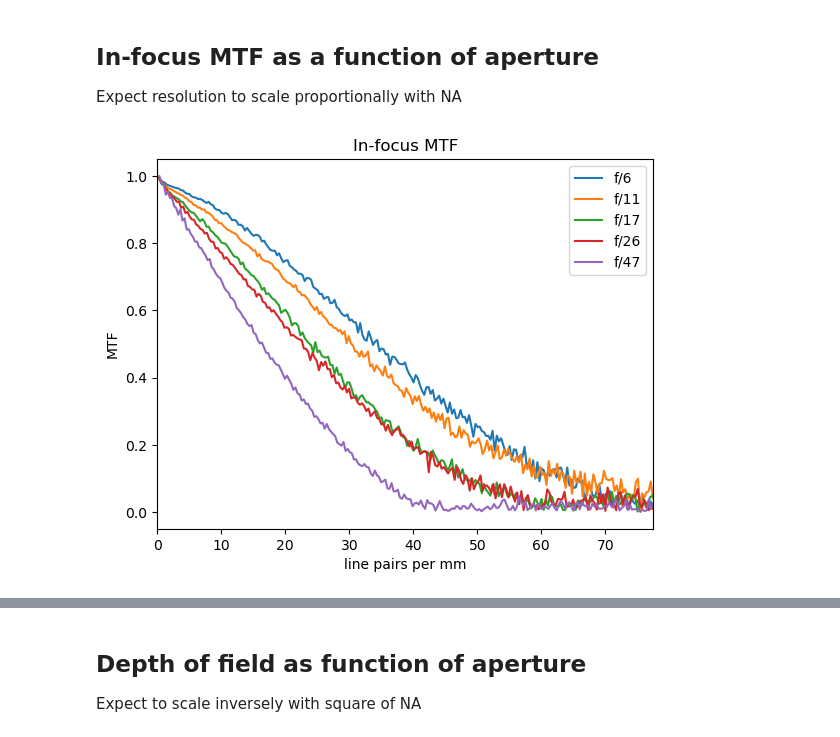
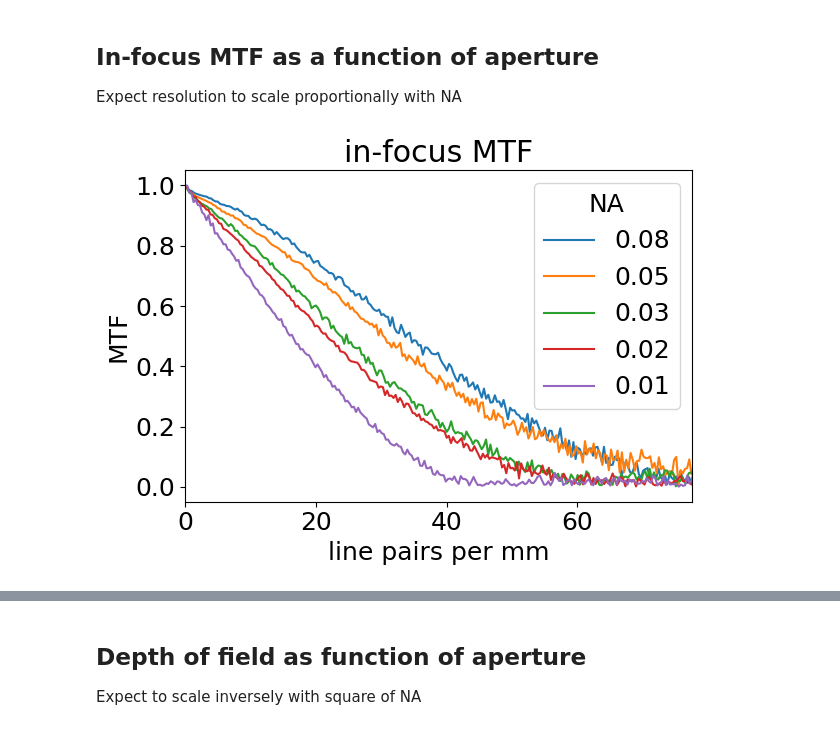
Before and after one commit to kwokkenton/optea, a Jupyter notebook: mtf/mtf50s.ipynb, the cells around one changed output, grey strips where cells are left out. Drawn from its saved outputs; the diff is of its cells as text; code cells hidden in the pictures.

```diff
--- a/mtf/mtf50s.ipynb
+++ b/mtf/mtf50s.ipynb
@@ -6,6 +6,8 @@ import matplotlib.pyplot as plt
 import pickle
 import pandas as pd
 from scipy.optimize import curve_fit
+# %%
+plt.rcParams.update({'font.size': 18})
 # %%
 with open('./mtfs/f6_mtf.pickle', 'rb') as f:
     f6_freqs, f6_pos, f6_MTF = pickle.load(f)
@@ -13,7 +15,7 @@ with open('./mtfs/f11_mtf.pickle', 'rb') as f:
     f11_freqs, f11_pos, f11_MTF = pickle.load(f)
 with open('./mtfs/f17_mtf.pickle', 'rb') as f:
     f17_freqs, f17_pos, f17_MTF = pickle.load(f)
-with open('./mtfs/f26_mtf.pickle', 'rb') as f:
+with open('./MTF_NO_BG_SUBTRACT/mtfs/f26_mtf.pickle', 'rb') as f:
     f26_freqs, f26_pos, f26_MTF = pickle.load(f)
 with open('./MTF_NO_BG_SUBTRACT/mtfs/f47_mtf.pickle', 'rb') as f:
     f47_freqs, f47_pos, f47_MTF = pickle.load(f)
@@ -29,18 +31,20 @@ f17_df = pd.DataFrame({'freqs': f17_freqs, 'mtf': f17_MTF[12]})
 f26_df = pd.DataFrame({'freqs': f26_freqs, 'mtf': f26_MTF[12]})
 f47_df = pd.DataFrame({'freqs': f47_freqs, 'mtf': f47_MTF[12]})
 # %%
-plt.plot(f6_freqs, f6_MTF[12], label='f/6')
-plt.plot(f11_freqs, f11_MTF[12], label='f/11')
-plt.plot(f17_freqs, f17_MTF[12], label='f/17')
-plt.plot(f26_freqs, f26_MTF[12], label='f/26')
-plt.plot(f47_freqs, f47_MTF[12], label='f/47')
+ [0.083, 0.045, 0.029, 0.019]
+plt.plot(f6_freqs, f6_MTF[12], label='0.08')
+plt.plot(f11_freqs, f11_MTF[12], label='0.05')
+plt.plot(f17_freqs, f17_MTF[12], label='0.03')
+plt.plot(f26_freqs, f26_MTF[12], label='0.02')
+plt.plot(f47_freqs, f47_MTF[12], label='0.01')
 plt.xlim(0, 0.5 / 6.45e-3)
 plt.xlabel("line pairs per mm")
 plt.ylabel("MTF")
-plt.title('In-focus MTF')
-plt.legend()
+plt.title('in-focus MTF')
+plt.legend(title='NA')
+plt.tight_layout()
 plt.savefig('infocus-mtf-vs-aperture.png', transparent=True, dpi=300)
 plt.show()
 # %% [output]
-[figure, old version]
+[figure, new version]
 # %%
```
Also changed, not shown: parts of 4 cells of this notebook, 33 other files.
